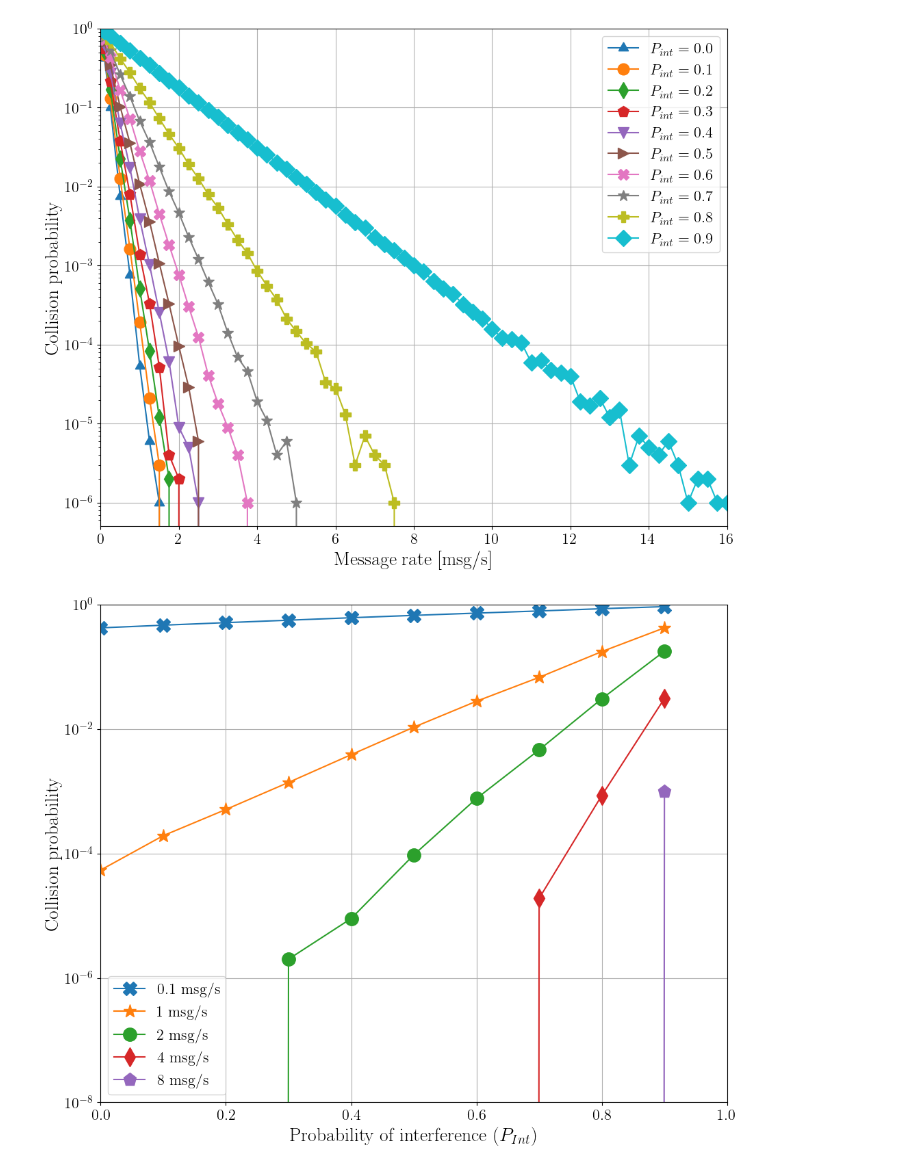
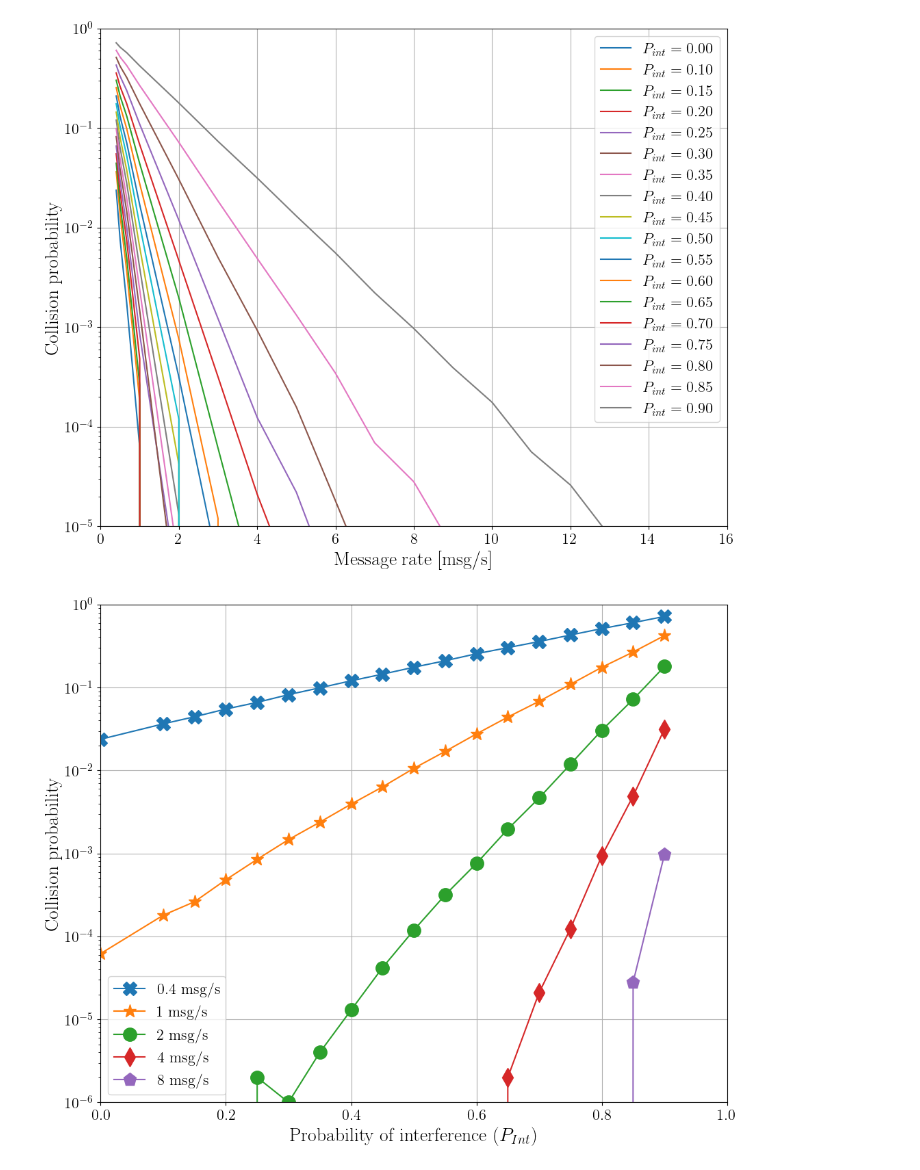
Before and after one commit to ingframin/vocabs2, a Jupyter notebook: results/interference/interf.ipynb, the cells around one changed output. Cells and saved outputs as stored; diff of their text form; code cells hidden in the pictures.

```diff
--- a/results/interference/interf.ipynb
+++ b/results/interference/interf.ipynb
@@ -27,7 +27,7 @@ plt.rcParams.update({
 def load_data(filename):
     with open(filename) as f:
         raw = f.readlines()
-
+    Pint = float(filename.split('_')[1].replace('.txt',''))
     rates = []
     Pcol = []
     for r in raw[4:]:
@@ -35,30 +35,32 @@ def load_data(filename):
 
         rates.append(float(rs[0]))
         Pcol.append(float(rs[1]))
-    return rates,Pcol
+    return Pint,rates,Pcol
 # %%
-files = filter(lambda fn: '.txt'in fn, os.listdir('.'))
-results = []
+files = filter(lambda fn: 'pinterf' in fn, os.listdir('.'))
+results = {}
 for f in files:
-    results.append(load_data(f))
+    Pint,rates,Pcol = load_data(f)
+    results[Pint] = (rates,Pcol)
 # %%
-Pint = [0.0,0.1,0.2,0.3,0.4,0.5,0.6,0.7,0.8,0.9]
+Pint = [0.0,0.1,0.15,0.2,0.25,0.3,0.35,0.4,0.45,0.5,0.55,0.6,0.65,0.7,0.75,0.8,0.85,0.9]
 TICKS = [(3, 1),'o','d','p','v','>','X','*','P','D']
-for r,pi,m in zip(results,Pint, TICKS):
-    plt.semilogy(r[0],r[1],marker=m,label="$P_{int} = %.1f$"%pi,markersize=12)
 
-plt.ylim(ymax = 1.0,ymin=0)
+for r,pi in zip(sorted(results),Pint):
+    plt.semilogy(results[r][0],results[r][1],label="$P_{int} = %.2f$"%r,markersize=12)
+
+plt.ylim(ymax = 1.0,ymin=1e-5)
 plt.xlim(xmin=0.0,xmax=16.0)
 plt.xlabel("Message rate [msg/s]",fontweight='bold')
 plt.ylabel("Collision probability",fontweight='bold')
 plt.grid()
 plt.legend()
 plt.savefig('interf.pdf',bbox_inches='tight')
 plt.show()
 # %% [output]
-[figure, old version]
+[figure, new version]
 # %%
-Pint = [0.0,0.1,0.2,0.3,0.4,0.5,0.6,0.7,0.8,0.9]
+Pint = [0.0,0.1,0.15,0.2,0.25,0.3,0.35,0.4,0.45,0.5,0.55,0.6,0.65,0.7,0.75,0.8,0.85,0.9]
 TICKS = [(3, 1),'o','d','p','v','>','X','*','P','D']
 
 pcol = []
@@ -66,14 +68,16 @@ pcol2 = []
 pcol01 = []
 pcol4 = []
 pcol8 = []
-for i in range(10):
-    pcol01.append(results[i][1][4])
-    pcol.append(results[i][1][8])
-    pcol2.append(results[i][1][12])
-    pcol4.append(results[i][1][20])
-    pcol8.append(results[i][1][36])
 
-plt.semilogy(Pint,pcol01, '-X', label="0.1 msg/s", markersize = 14)
+for p in Pint:
+
+    pcol01.append(results[p][1][0])
+    pcol.append(results[p][1][3])
+    pcol2.append(results[p][1][4])
+    pcol4.append(results[p][1][6])
+    pcol8.append(results[p][1][10])
+
+plt.semilogy(Pint,pcol01, '-X', label="0.4 msg/s", markersize = 14)
 plt.semilogy(Pint,pcol, '-*', label="1 msg/s", markersize = 14)
 plt.semilogy(Pint,pcol2, '-o', label="2 msg/s", markersize = 14)
 plt.semilogy(Pint,pcol4, '-d', label="4 msg/s", markersize = 14)
@@ -82,7 +86,7 @@ plt.semilogy(Pint,pcol8, '-p', label="8 msg/s", markersize = 14)
 # for r,pi,m in zip(results,Pint, TICKS):
 #     plt.semilogy(r[0],r[1],marker=m,label="$P_{int} = %.1f$"%pi,markersize=12)
 
-plt.ylim(ymax = 1.0,ymin=1e-8)
+plt.ylim(ymax = 1.0,ymin=1e-6)
 plt.xlim(xmin=0.0,xmax=1.0)
 plt.xlabel("Probability of interference ($P_{Int}$)",fontweight='bold')
 plt.ylabel("Collision probability",fontweight='bold')
@@ -91,4 +95,4 @@ plt.legend()
 plt.savefig('pcol_pint_1msg_s.pdf',bbox_inches='tight')
 plt.show()
 # %% [output]
-[figure, old version]
+[figure, new version]
```
Also changed, not shown: parts of 2 cells of this notebook, 15 other files.
